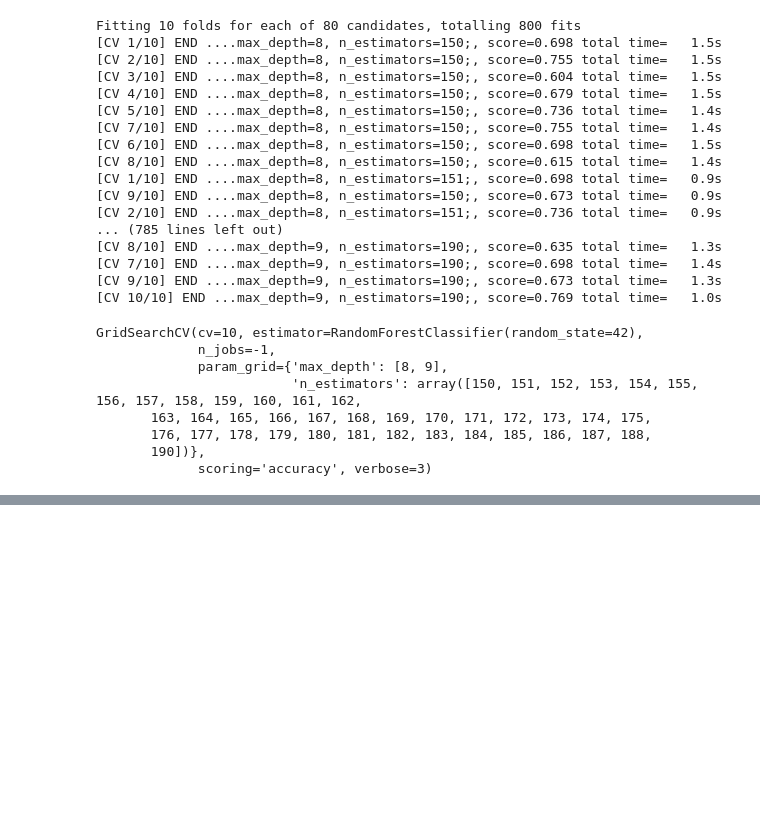
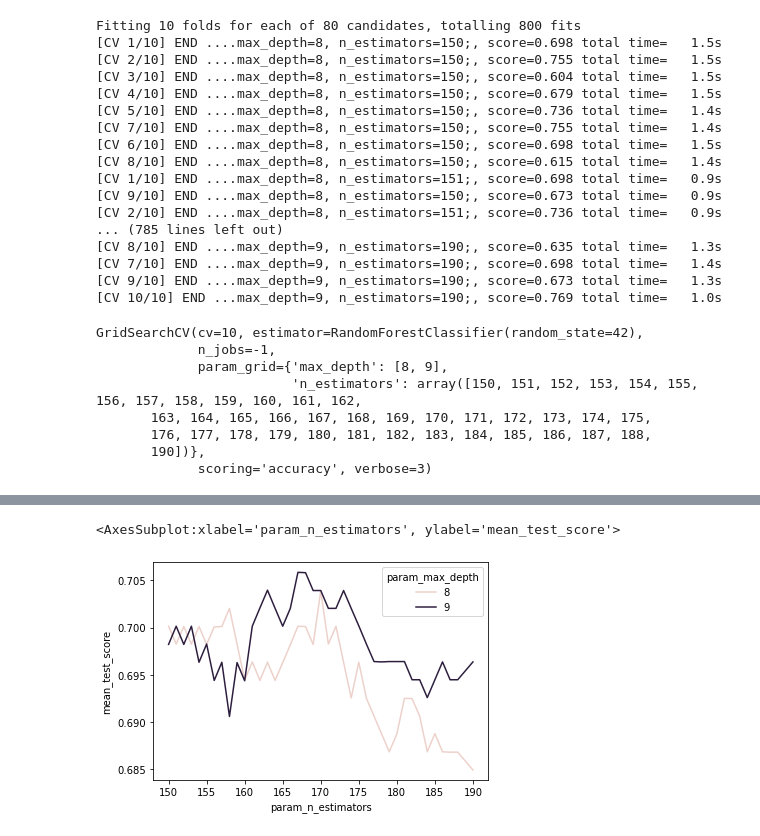
Before and after one commit to JohnsonJDDJ/zilean, a Jupyter notebook: models.ipynb, the cells around one changed output, grey strips where cells are left out. Saved outputs shown, nothing was run; the diff lists cells and outputs as text; code cells hidden in the pictures; blank space fills up the shorter version.

```diff
--- a/models.ipynb
+++ b/models.ipynb
@@ -33,3 +20,0 @@ y_test = test['win'].astype(int)
-# %%
-lr = LogisticRegression()
-lr.fit(X_train, y_train)
@@ -45,11 +21,19 @@ LogisticRegression()
 # %% [markdown]
 ## GridSearch CV for RandomForest
 # %%
-rf = RandomForestClassifier(random_state=42)
-param_grid = {"n_estimators": np.linspace(150, 190, 40).astype(int),
-              "max_depth": [8, 9]}
-grid = GridSearchCV(rf, param_grid, scoring="accuracy", n_jobs=-1, verbose=3, cv=10)
-grid.fit(X_train, y_train)
+rf_file = "models/rf_cv.pkl"
+
+if os.path.exists(rf_file):
+    with open(rf_file, "rb") as f:
+        grid = pickle.load(f)
+else:
+    rf = RandomForestClassifier(random_state=42)
+    param_grid = {"n_estimators": np.linspace(150, 190, 40).astype(int),
+                "max_depth": [8, 9]}
+    grid = GridSearchCV(rf, param_grid, scoring="accuracy", n_jobs=-1, verbose=3, cv=10)
+    grid.fit(X_train, y_train)
+    with open(rf_file, "wb") as f:
+        pickle.dump(grid, f)
 # %% [output]
 Fitting 10 folds for each of 80 candidates, totalling 800 fits
 [CV 1/10] END ....max_depth=8, n_estimators=150;, score=0.698 total time=   1.5s
@@ -94,0 +63,8 @@ pd.DataFrame(grid.cv_results_).sort_values("mean_test_score", ascending=False)
+# %%
+rf_cv_result = pd.DataFrame(grid.cv_results_)
+final_rf = grid.best_estimator_
+
+sns.lineplot(x="param_n_estimators", y="mean_test_score", hue="param_max_depth", data=rf_cv_result)
+# %% [output]
+<AxesSubplot:xlabel='param_n_estimators', ylabel='mean_test_score'>
+[figure, added]
```
Also changed, not shown: parts of 7 cells of this notebook, 1 other file.
